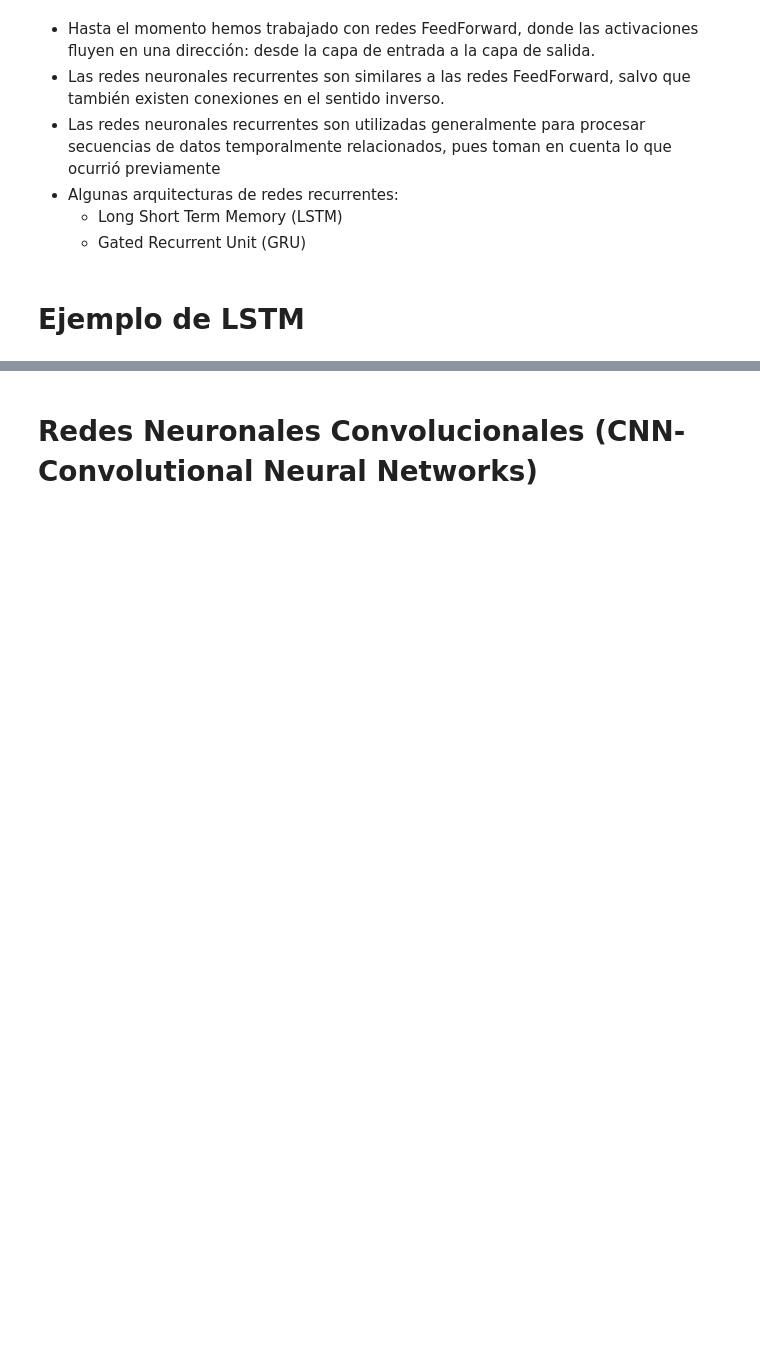
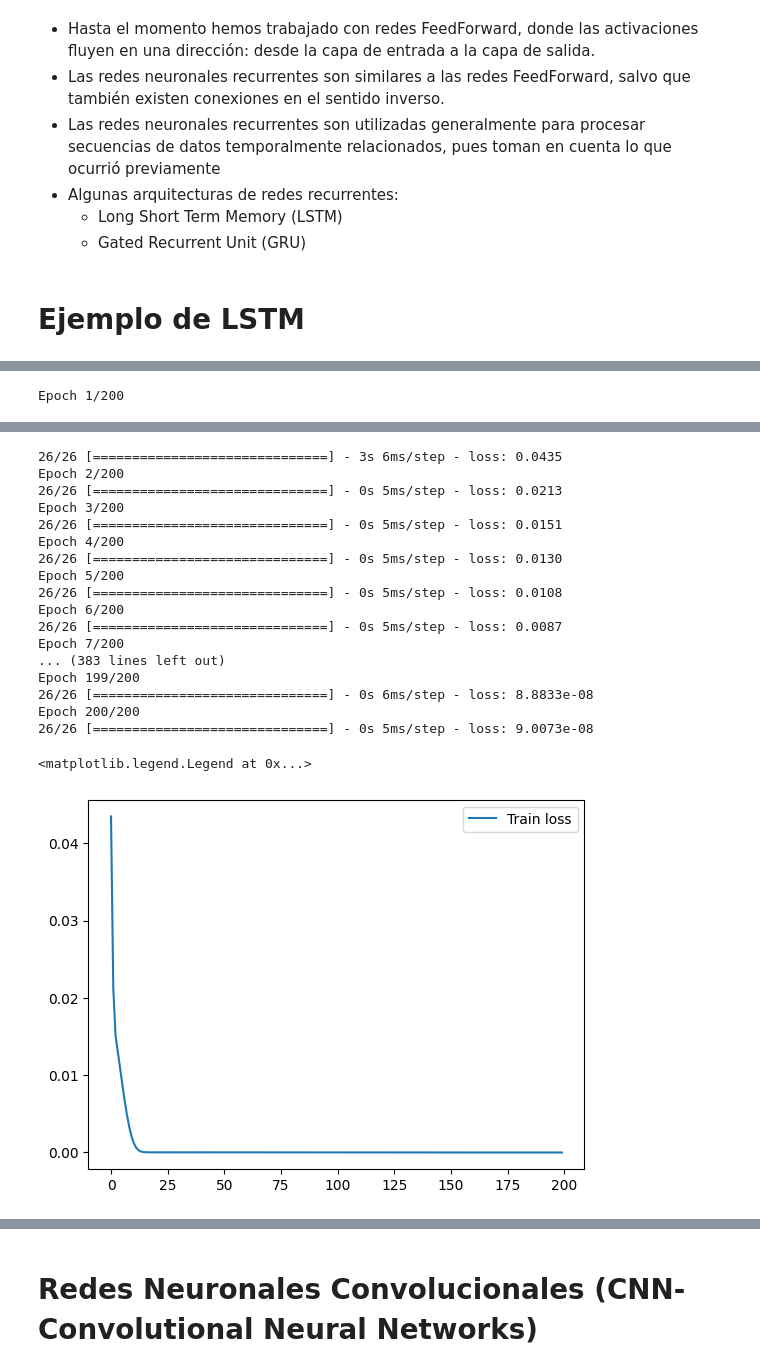
Before and after one commit to Miguel-Sanabria/CD-DataScience, a Jupyter notebook: 11-NeuralNetworks/11-NeuralNetworks.ipynb, the cells around one changed output, grey strips where cells are left out. Cells and saved outputs as stored; diff of their text form; code cells hidden in the pictures; blank space fills up the shorter version.

```diff
--- a/11-NeuralNetworks/11-NeuralNetworks.ipynb
+++ b/11-NeuralNetworks/11-NeuralNetworks.ipynb
@@ -581,15 +618,18 @@ generator = timeseries_dataset_from_array(
 model = Sequential()
 # Capa LSTM
 model.add(LSTM(units = 50,
-               return_sequences = False # True si la siguiente capa será una capa recurrente
+               return_sequences = True # True si la siguiente capa será una capa recurrente
                ))
 # Capa de salida
 model.add(Dense(units = 1, activation = 'relu'))
 
 # Compilado
+# En problemas de regresión, la función de pérdida (loss) DEBE ser mean_squared_error
 model.compile(loss = 'mean_squared_error', optimizer = 'adam')
 
 history_lstm = model.fit(generator, epochs=200) # el generador creará los datos en cada iteración
 
 plt.plot(history_lstm.history['loss'], label='Train loss')
 plt.legend()
+# %% [output]
+Epoch 1/200
@@ -596,2 +642,21 @@ plt.legend()
+26/26 [==============================] - 3s 6ms/step - loss: 0.0435
+Epoch 2/200
+26/26 [==============================] - 0s 5ms/step - loss: 0.0213
+Epoch 3/200
+26/26 [==============================] - 0s 5ms/step - loss: 0.0151
+Epoch 4/200
+26/26 [==============================] - 0s 5ms/step - loss: 0.0130
+Epoch 5/200
+26/26 [==============================] - 0s 5ms/step - loss: 0.0108
+Epoch 6/200
+26/26 [==============================] - 0s 5ms/step - loss: 0.0087
+Epoch 7/200
+... (383 lines left out)
+Epoch 199/200
+26/26 [==============================] - 0s 6ms/step - loss: 8.8833e-08
+Epoch 200/200
+26/26 [==============================] - 0s 5ms/step - loss: 9.0073e-08
+<matplotlib.legend.Legend at 0x...>
+[figure, added]
 # %%
 model.summary()
```
Also changed, not shown: parts of 13 cells of this notebook.
